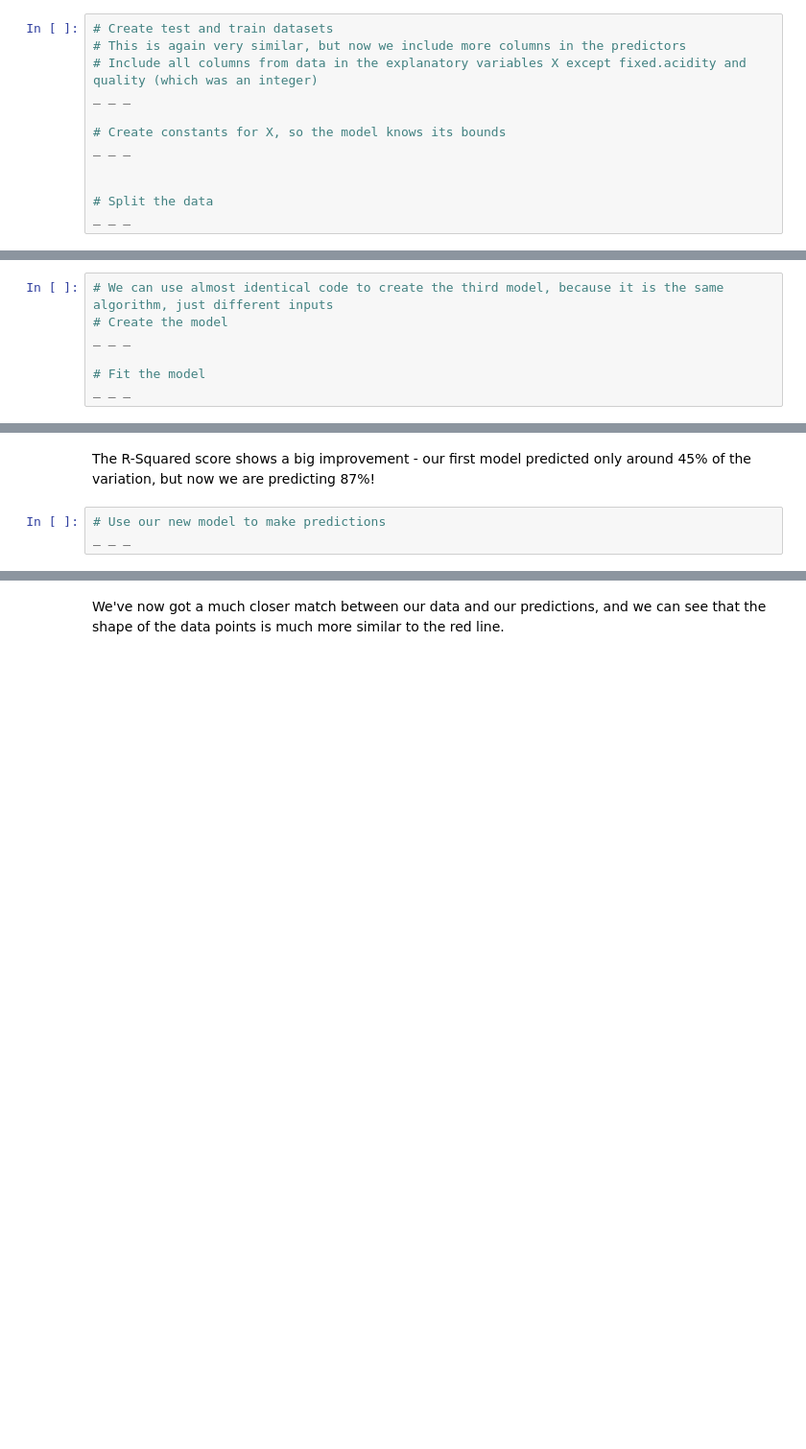
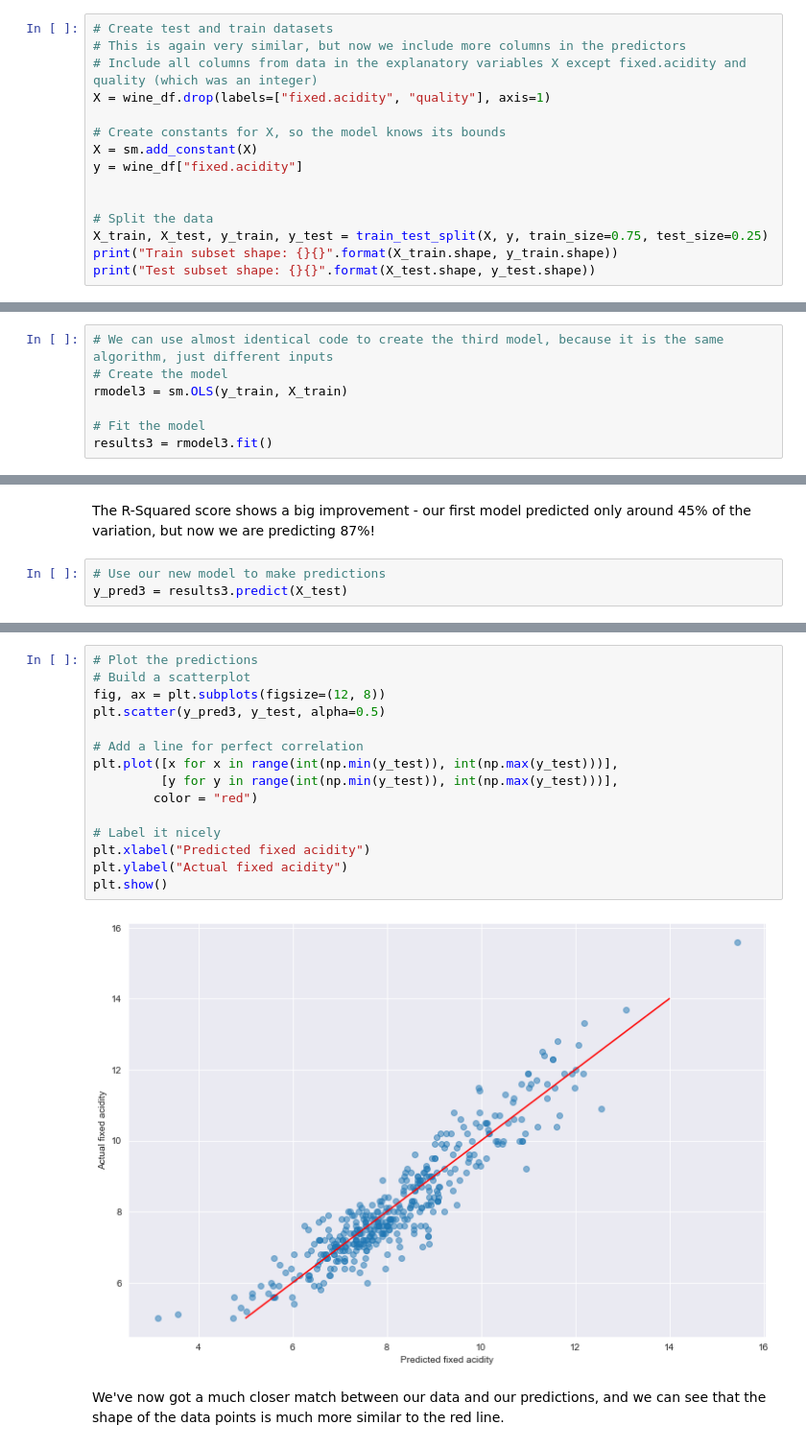
Before and after one commit to rcepedaraza/case-study-red-wines, a Jupyter notebook: notebooks/Regression Case Study - the Red Wine Dataset - Tier 3.ipynb, the cells around one changed output, grey strips where cells are left out. Shown at 96% size. Drawn from its saved outputs; the diff is of its cells as text; blank space fills up the shorter version.

```diff
--- a/notebooks/Regression Case Study - the Red Wine Dataset - Tier 3.ipynb
+++ b/notebooks/Regression Case Study - the Red Wine Dataset - Tier 3.ipynb
@@ -440,11 +436,14 @@ Remember, as Professor Spiegelhalter explains on p.132 of *AoS*, including more
 # Create test and train datasets
 # This is again very similar, but now we include more columns in the predictors
 # Include all columns from data in the explanatory variables X except fixed.acidity and quality (which was an integer)
-_ _ _
+X = wine_df.drop(labels=["fixed.acidity", "quality"], axis=1)
 
 # Create constants for X, so the model knows its bounds
-_ _ _
+X = sm.add_constant(X)
+y = wine_df["fixed.acidity"]
 
 
 # Split the data
-_ _ _
+X_train, X_test, y_train, y_test = train_test_split(X, y, train_size=0.75, test_size=0.25)
+print("Train subset shape: {}{}".format(X_train.shape, y_train.shape))
+print("Test subset shape: {}{}".format(X_test.shape, y_test.shape))
@@ -451,9 +453,9 @@ _ _ _
 # %%
 # We can use almost identical code to create the third model, because it is the same algorithm, just different inputs
 # Create the model
-_ _ _
+rmodel3 = sm.OLS(y_train, X_train)
 
 # Fit the model
-_ _ _
+results3 = rmodel3.fit()
 # %%
 # Evaluate the model
@@ -462,4 +495,4 @@ _ _ _
 The R-Squared score shows a big improvement - our first model predicted only around 45% of the variation, but now we are predicting 87%!
 # %%
 # Use our new model to make predictions
-_ _ _
+y_pred3 = results3.predict(X_test)
@@ -476,3 +499,20 @@ _ _ _
+# %%
+# Plot the predictions
+# Build a scatterplot
+fig, ax = plt.subplots(figsize=(12, 8))
+plt.scatter(y_pred3, y_test, alpha=0.5)
+
+# Add a line for perfect correlation
+plt.plot([x for x in range(int(np.min(y_test)), int(np.max(y_test)))],
+         [y for y in range(int(np.min(y_test)), int(np.max(y_test)))],
+        color = "red")
+
+# Label it nicely
+plt.xlabel("Predicted fixed acidity")
+plt.ylabel("Actual fixed acidity")
+plt.show()
+# %% [output]
+[figure, added]
 # %% [markdown]
 We've now got a much closer match between our data and our predictions, and we can see that the shape of the data points is much more similar to the red line.
 # %% [markdown]
```
Also changed, not shown: parts of 12 cells of this notebook.
